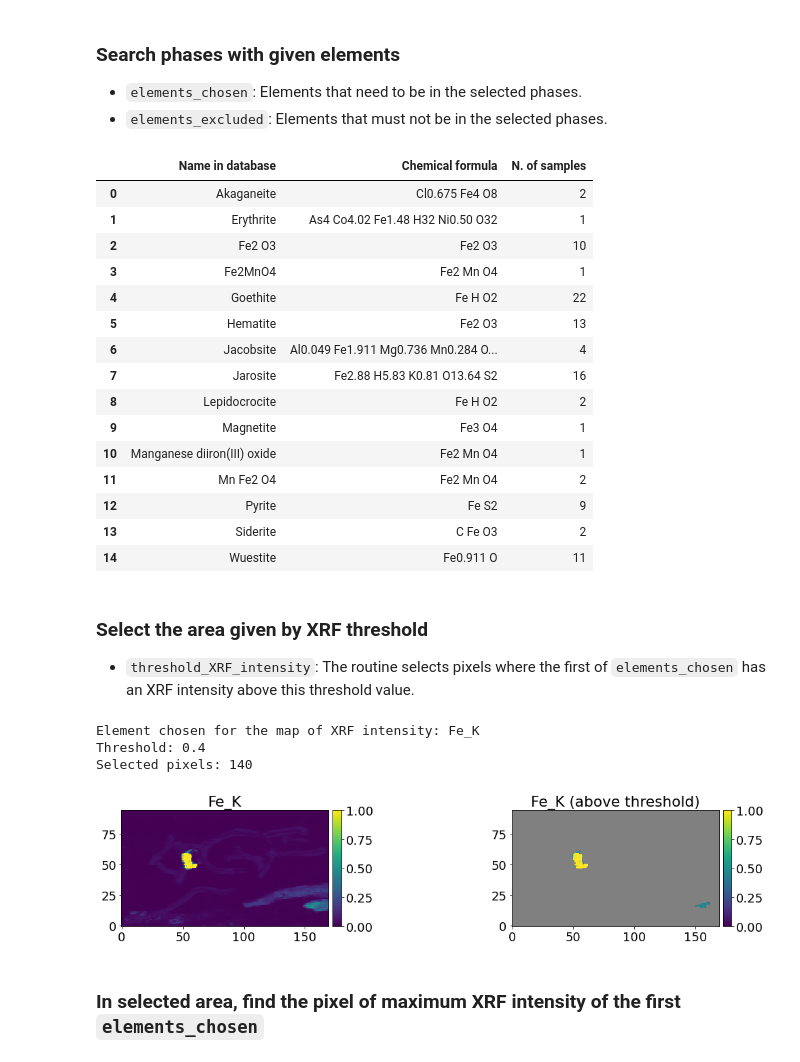
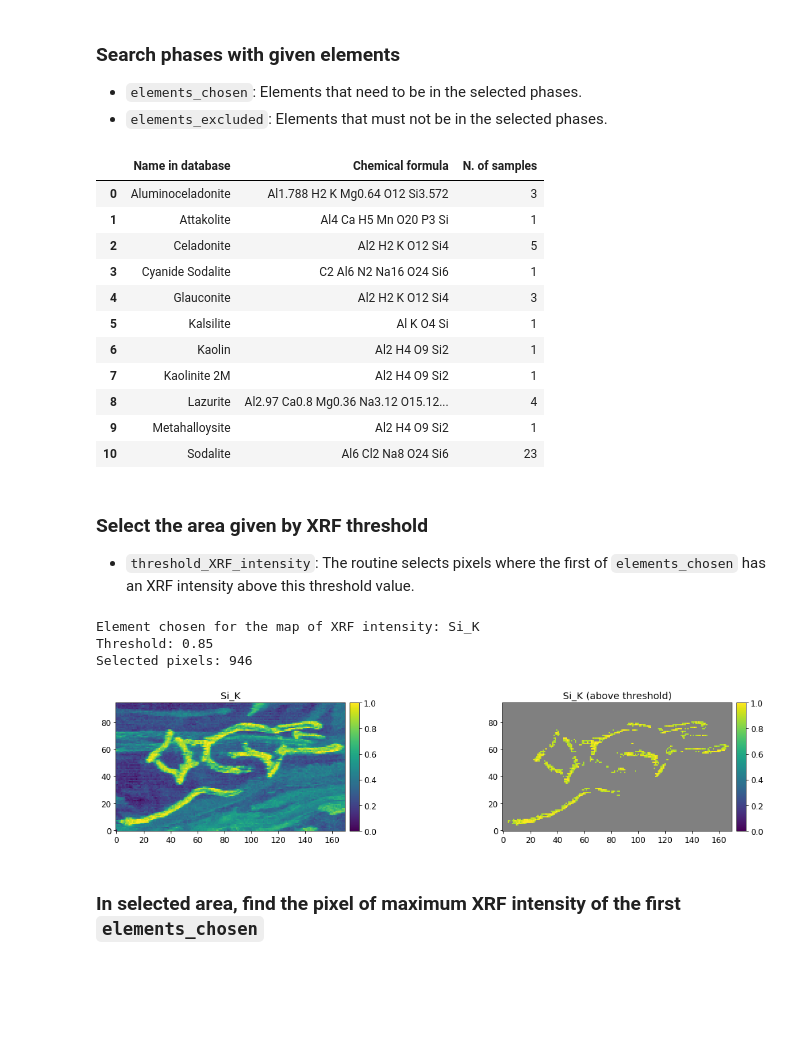
Before and after one commit to DarioZappala/XRDAnalysis, a Jupyter notebook: XRD_2d_exploration.ipynb, the cells around one changed output. Drawn from its saved outputs; the diff is of its cells as text; code cells hidden in the pictures; blank space fills up the shorter version.

```diff
--- a/XRD_2d_exploration.ipynb
+++ b/XRD_2d_exploration.ipynb
@@ -224,21 +213,21 @@ Choose a quantile on the value of XRF intensity. All pixels above that quantile
 qtl = 0.995
 #qtl = 1
 
-qtl_calculated = quantile(data_xrf.labels, qtl, axis = (0, 1), keepdims = True)
-n_corrected = (data_xrf.labels > qtl_calculated).sum() / data_xrf.labels.shape[-1]
-data_xrf.labels = clip(data_xrf.labels, None, qtl_calculated)
-print(f'{n_corrected:.0f} pixels out of {data_xrf.labels.shape[0] * data_xrf.labels.shape[1]} were corrected on average in each XRF map.')
+qtl_calculated = quantile(data_xrf_elements.labels, qtl, axis = (0, 1), keepdims = True)
+n_corrected = (data_xrf_elements.labels > qtl_calculated).sum() / data_xrf_elements.labels.shape[-1]
+data_xrf_elements.labels = clip(data_xrf_elements.labels, None, qtl_calculated)
+print(f'{n_corrected:.0f} pixels out of {data_xrf_elements.labels.shape[0] * data_xrf_elements.labels.shape[1]} were corrected on average in each XRF map.')
 
-data_xrf.labels -= data_xrf.labels.min(axis = (0, 1), keepdims = True)
+data_xrf_elements.labels -= data_xrf_elements.labels.min(axis = (0, 1), keepdims = True)
 
 ### Correct specific pixel ###
 #pixels_to_correct = []
 pixels_to_correct = [(0, 0)]
 for x, y in pixels_to_correct:
-    for i in range(data_xrf.labels.shape[2]):
-        data_xrf.labels[y, x, i] = nanmin(data_xrf.labels[..., i])
+    for i in range(data_xrf_elements.labels.shape[2]):
+        data_xrf_elements.labels[y, x, i] = nanmin(data_xrf_elements.labels[..., i])
 
-maps_xrf_norm = data_xrf.labels / data_xrf.labels.max(axis = (0, 1), keepdims = True)
+maps_xrf_norm = data_xrf_elements.labels / data_xrf_elements.labels.max(axis = (0, 1), keepdims = True)
 # %% [output]
 81 pixels out of 16150 were corrected on average in each XRF map.
 # %% [markdown]
@@ -248,7 +237,7 @@ maps_xrf_norm = data_xrf.labels / data_xrf.labels.max(axis = (0, 1), keepdims =
 - `elements_chosen`: Elements that need to be in the selected phases.
 - `elements_excluded`: Elements that must not be in the selected phases.
 # %%
-elements_chosen = ['Fe']
+elements_chosen = ['Si', 'Al']
 elements_excluded = []
 # DO NOT EXCLUDE: Al, Ca, Cl, P, S, Si
 
@@ -263,62 +252,58 @@ elements_excluded = []
 df_phases
 # %% [output]
 |  | Name in database | Chemical formula | N. of samples |
-| 0 | Akaganeite | Cl0.675 Fe4 O8 | 2 |
-| 1 | Erythrite | As4 Co4.02 Fe1.48 H32 Ni0.50 O32 | 1 |
-| 2 | Fe2 O3 | Fe2 O3 | 10 |
-| 3 | Fe2MnO4 | Fe2 Mn O4 | 1 |
-| 4 | Goethite | Fe H O2 | 22 |
-| 5 | Hematite | Fe2 O3 | 13 |
-| 6 | Jacobsite | Al0.049 Fe1.911 Mg0.736 Mn0.284 O... | 4 |
-| 7 | Jarosite | Fe2.88 H5.83 K0.81 O13.64 S2 | 16 |
-| 8 | Lepidocrocite | Fe H O2 | 2 |
-| 9 | Magnetite | Fe3 O4 | 1 |
-| 10 | Manganese diiron(III) oxide | Fe2 Mn O4 | 1 |
-| 11 | Mn Fe2 O4 | Fe2 Mn O4 | 2 |
-| 12 | Pyrite | Fe S2 | 9 |
-| 13 | Siderite | C Fe O3 | 2 |
-| 14 | Wuestite | Fe0.911 O | 11 |
+| 0 | Aluminoceladonite | Al1.788 H2 K Mg0.64 O12 Si3.572 | 3 |
+| 1 | Attakolite | Al4 Ca H5 Mn O20 P3 Si | 1 |
+| 2 | Celadonite | Al2 H2 K O12 Si4 | 5 |
+| 3 | Cyanide Sodalite | C2 Al6 N2 Na16 O24 Si6 | 1 |
+| 4 | Glauconite | Al2 H2 K O12 Si4 | 3 |
+| 5 | Kalsilite | Al K O4 Si | 1 |
+| 6 | Kaolin | Al2 H4 O9 Si2 | 1 |
+| 7 | Kaolinite 2M | Al2 H4 O9 Si2 | 1 |
+| 8 | Lazurite | Al2.97 Ca0.8 Mg0.36 Na3.12 O15.12... | 4 |
+| 9 | Metahalloysite | Al2 H4 O9 Si2 | 1 |
+| 10 | Sodalite | Al6 Cl2 Na8 O24 Si6 | 23 |
 # %% [markdown]
 ### Select the area given by XRF threshold
 - `threshold_XRF_intensity`: The routine selects pixels where the first of `elements_chosen` has an XRF intensity above this threshold value.
 # %%
-threshold_XRF_intensity = 0.4
+threshold_XRF_intensity = 0.85
 
-idx_element = find_element(elements_chosen[0], data_xrf.metadata['labels'])
-print('Element chosen for the map of XRF intensity: ' + data_xrf.metadata['labels'][idx_element])
+idx_element = find_element(elements_chosen[0], data_xrf_elements.metadata['labels'])
+print('Element chosen for the map of XRF intensity: ' + data_xrf_elements.metadata['labels'][idx_element])
 print(f'Threshold: {threshold_XRF_intensity}')
 
-indices_XRF_sel = zeros(data_xrf.labels.shape[:2], bool)
-for x in range(data_xrf.labels.shape[1]):
-    for y in range(data_xrf.labels.shape[0]):
+indices_XRF_sel = zeros(data_xrf_elements.labels.shape[:2], bool)
+for x in range(data_xrf_elements.labels.shape[1]):
+    for y in range(data_xrf_elements.labels.shape[0]):
         if maps_xrf_norm[y, x, idx_element] >= threshold_XRF_intensity:
             indices_XRF_sel[y, x] = True
 print(f'Selected pixels: {indices_XRF_sel.sum()}')
 
 map_for_search = maps_xrf_norm[..., idx_element].copy()
 map_for_search[~indices_XRF_sel] = None
 
 fig, axs = subplots(1, 2, figsize = (8 * 2, 6 * y_x_ratio))
 fig.tight_layout(w_pad = 2)
 cmap_viridis = get_cmap('viridis').copy()
 cmap_viridis.set_bad(color = 'grey')
 
 ax = axs[0]
 im = ax.imshow(maps_xrf_norm[..., idx_element], interpolation = 'none')
 colorbar(im, ax = ax, cax = ax.inset_axes([1.02, 0, 0.04, 1]))
-ax.set_title(data_xrf.metadata['labels'][idx_element])
+ax.set_title(data_xrf_elements.metadata['labels'][idx_element])
 
 ax = axs[1]
 im = ax.imshow(map_for_search, interpolation = 'none', vmin = 0, vmax = 1, cmap = cmap_viridis)
 colorbar(im, ax = ax, cax = ax.inset_axes([1.02, 0, 0.04, 1]))
-ax.set_title(data_xrf.metadata['labels'][idx_element] + ' (above threshold)')
+ax.set_title(data_xrf_elements.metadata['labels'][idx_element] + ' (above threshold)')
 
 show()
 # %% [output]
-Element chosen for the map of XRF intensity: Fe_K
-Threshold: 0.4
-Selected pixels: 140
+Element chosen for the map of XRF intensity: Si_K
+Threshold: 0.85
+Selected pixels: 946
-[figure, old version]
+[figure, new version]
 # %% [markdown]
 ### In selected area, find the pixel of maximum XRF intensity of the first `elements_chosen`
 # %%
```
Also changed, not shown: parts of 30 cells of this notebook, 5 other files.
